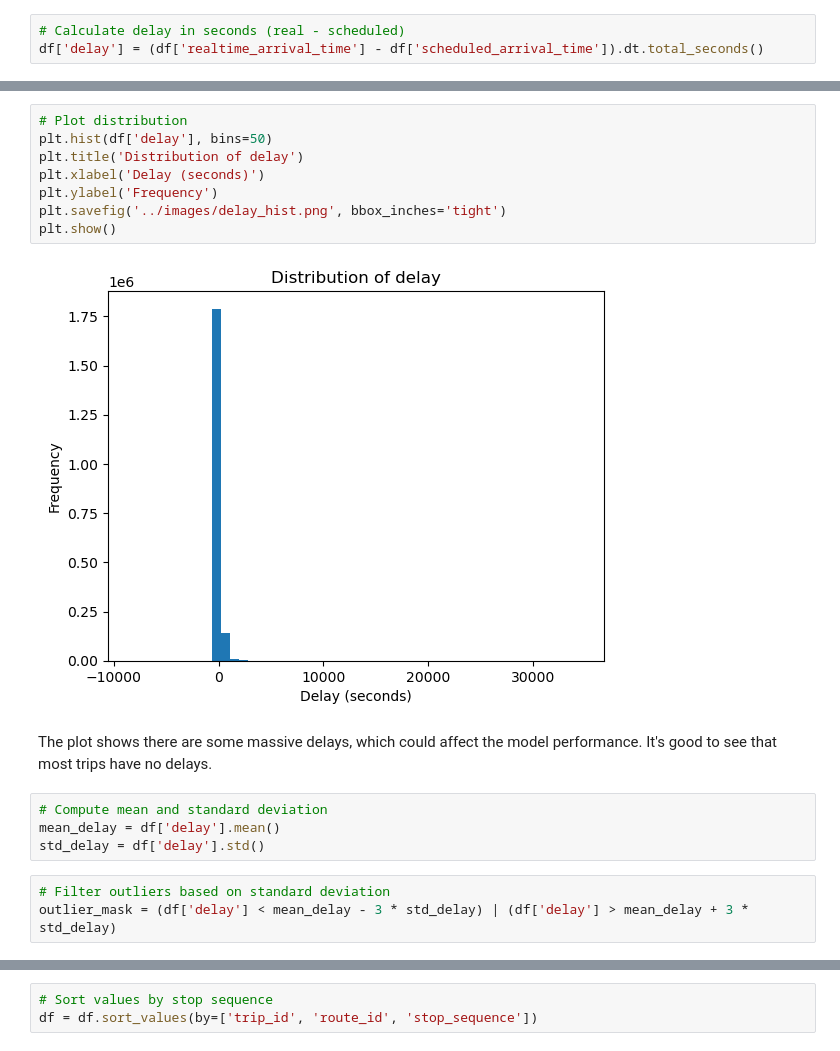
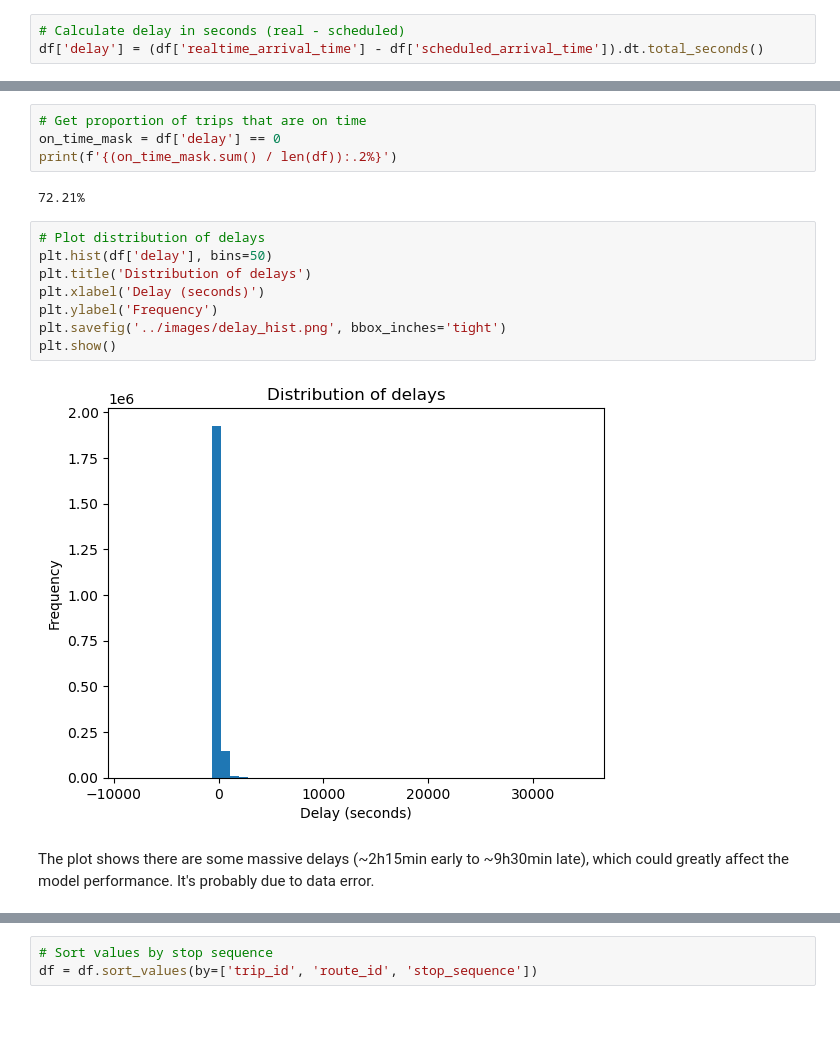
Before and after one commit to nadpierre/stm-transit-delay-prediction, a Jupyter notebook: notebooks/data_preprocessing.ipynb, the cells around one changed output, grey strips where cells are left out. Drawn from its saved outputs; the diff is of its cells as text; blank space fills up the shorter version.

```diff
--- a/notebooks/data_preprocessing.ipynb
+++ b/notebooks/data_preprocessing.ipynb
@@ -70,21 +64,20 @@ min     -8.377000e+03
 max      3.464900e+04
 Name: delay, dtype: float64
+# %%
+# Get proportion of trips that are on time
+on_time_mask = df['delay'] == 0
+print(f'{(on_time_mask.sum() / len(df)):.2%}')
+# %% [output]
+72.21%
 # %%
-# Plot distribution
+# Plot distribution of delays
 plt.hist(df['delay'], bins=50)
-plt.title('Distribution of delay')
+plt.title('Distribution of delays')
 plt.xlabel('Delay (seconds)')
 plt.ylabel('Frequency')
 plt.savefig('../images/delay_hist.png', bbox_inches='tight')
 plt.show()
 # %% [output]
-[figure, old version]
+[figure, new version]
 # %% [markdown]
-The plot shows there are some massive delays, which could affect the model performance. It's good to see that most trips have no delays.
+The plot shows there are some massive delays (~2h15min early to ~9h30min late), which could greatly affect the model performance. It's probably due to data error.
-# %%
-# Compute mean and standard deviation
-mean_delay = df['delay'].mean()
-std_delay = df['delay'].std()
-# %%
-# Filter outliers based on standard deviation
-outlier_mask = (df['delay'] < mean_delay - 3 * std_delay) | (df['delay'] > mean_delay + 3 * std_delay)
```
Also changed, not shown: parts of 34 cells of this notebook, 8 other files.
